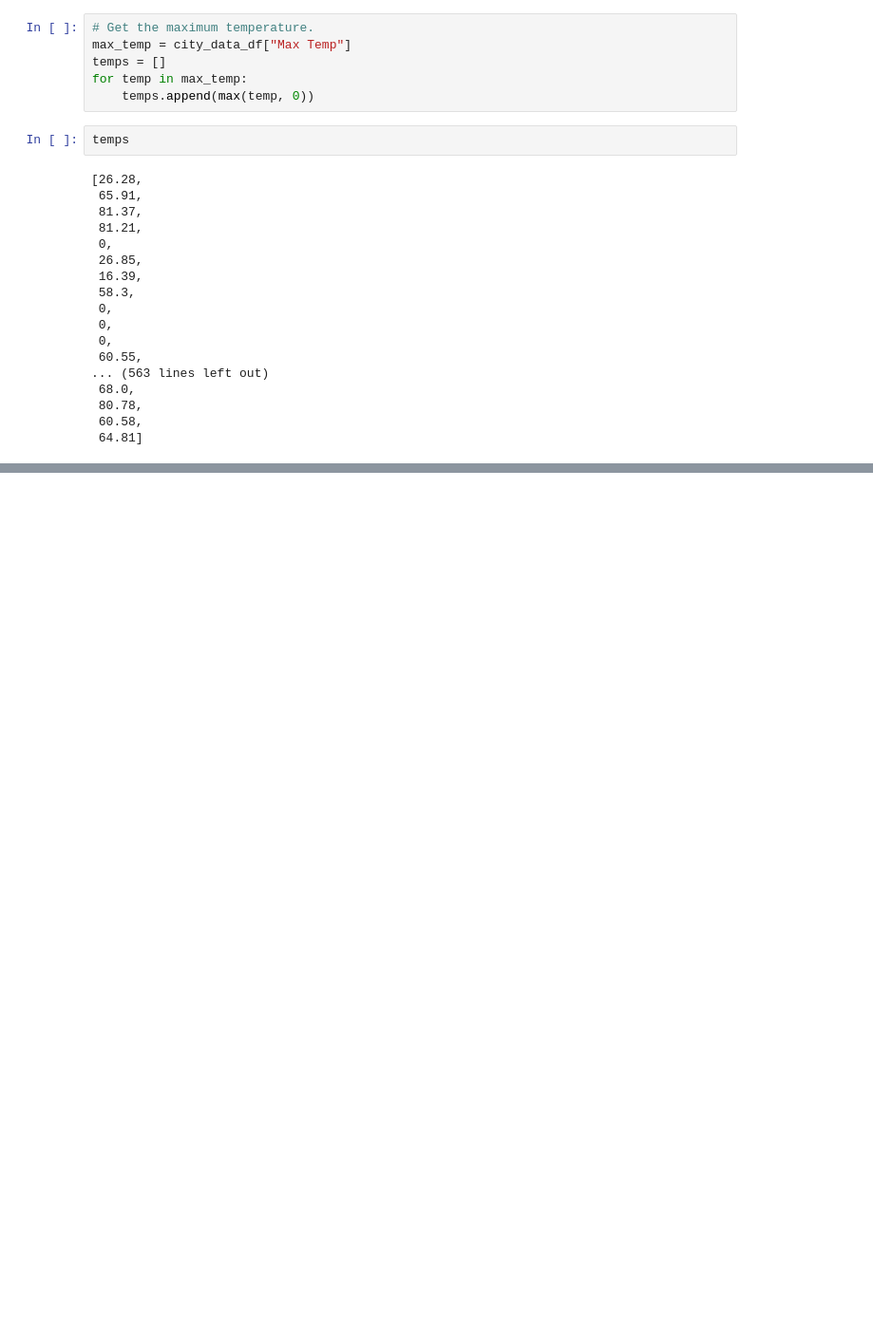
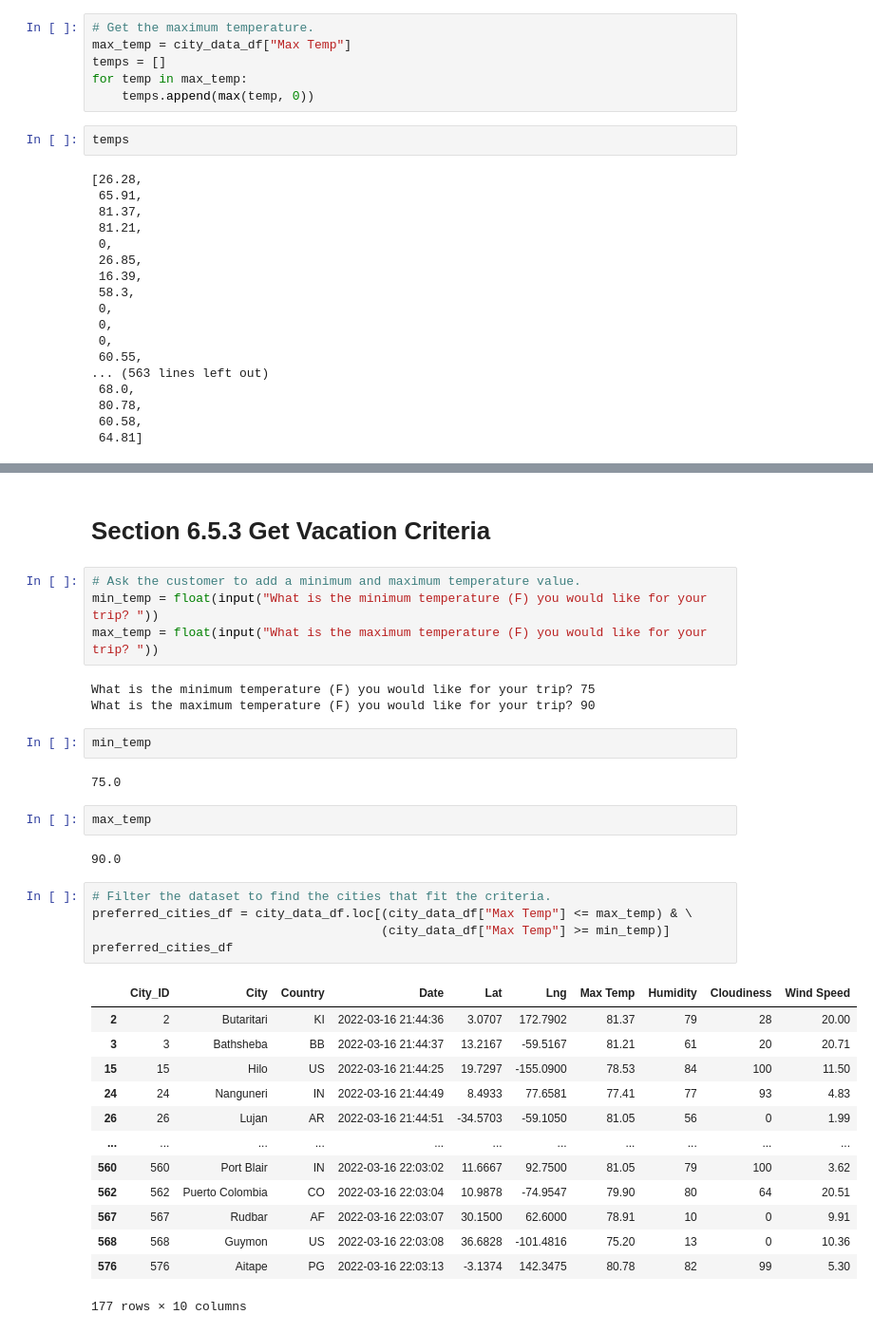
Before and after one commit to Peteresis/World_Weather_Analysis, a Jupyter notebook: WeatherPy.ipynb, the cells around one changed output, grey strips where cells are left out. Shown: that part at 95% size. Saved outputs shown, nothing was run; the diff lists cells and outputs as text; blank space fills up the shorter version.

```diff
--- a/WeatherPy.ipynb
+++ b/WeatherPy.ipynb
@@ -1210,0 +1211,36 @@ fig
+# %% [markdown]
+# Section 6.5.3 Get Vacation Criteria
+# %%
+# Ask the customer to add a minimum and maximum temperature value.
+min_temp = float(input("What is the minimum temperature (F) you would like for your trip? "))
+max_temp = float(input("What is the maximum temperature (F) you would like for your trip? "))
+# %% [output]
+What is the minimum temperature (F) you would like for your trip? 75
+What is the maximum temperature (F) you would like for your trip? 90
+# %%
+min_temp
+# %% [output]
+75.0
+# %%
+max_temp
+# %% [output]
+90.0
+# %%
+# Filter the dataset to find the cities that fit the criteria.
+preferred_cities_df = city_data_df.loc[(city_data_df["Max Temp"] <= max_temp) & \
+                                       (city_data_df["Max Temp"] >= min_temp)]
+preferred_cities_df
+# %% [output]
+|  | City_ID | City | Country | Date | Lat | Lng | Max Temp | Humidity | Cloudiness | Wind Speed |
+| 2 | 2 | Butaritari | KI | 2022-03-16 21:44:36 | 3.0707 | 172.7902 | 81.37 | 79 | 28 | 20.00 |
+| 3 | 3 | Bathsheba | BB | 2022-03-16 21:44:37 | 13.2167 | -59.5167 | 81.21 | 61 | 20 | 20.71 |
+| 15 | 15 | Hilo | US | 2022-03-16 21:44:25 | 19.7297 | -155.0900 | 78.53 | 84 | 100 | 11.50 |
+| 24 | 24 | Nanguneri | IN | 2022-03-16 21:44:49 | 8.4933 | 77.6581 | 77.41 | 77 | 93 | 4.83 |
+| 26 | 26 | Lujan | AR | 2022-03-16 21:44:51 | -34.5703 | -59.1050 | 81.05 | 56 | 0 | 1.99 |
+| ... | ... | ... | ... | ... | ... | ... | ... | ... | ... | ... |
+| 560 | 560 | Port Blair | IN | 2022-03-16 22:03:02 | 11.6667 | 92.7500 | 81.05 | 79 | 100 | 3.62 |
+| 562 | 562 | Puerto Colombia | CO | 2022-03-16 22:03:04 | 10.9878 | -74.9547 | 79.90 | 80 | 64 | 20.51 |
+| 567 | 567 | Rudbar | AF | 2022-03-16 22:03:07 | 30.1500 | 62.6000 | 78.91 | 10 | 0 | 9.91 |
+| 568 | 568 | Guymon | US | 2022-03-16 22:03:08 | 36.6828 | -101.4816 | 75.20 | 13 | 0 | 10.36 |
+| 576 | 576 | Aitape | PG | 2022-03-16 22:03:13 | -3.1374 | 142.3475 | 80.78 | 82 | 99 | 5.30 |
+177 rows × 10 columns
```
Also changed, not shown: parts of 39 cells of this notebook.
